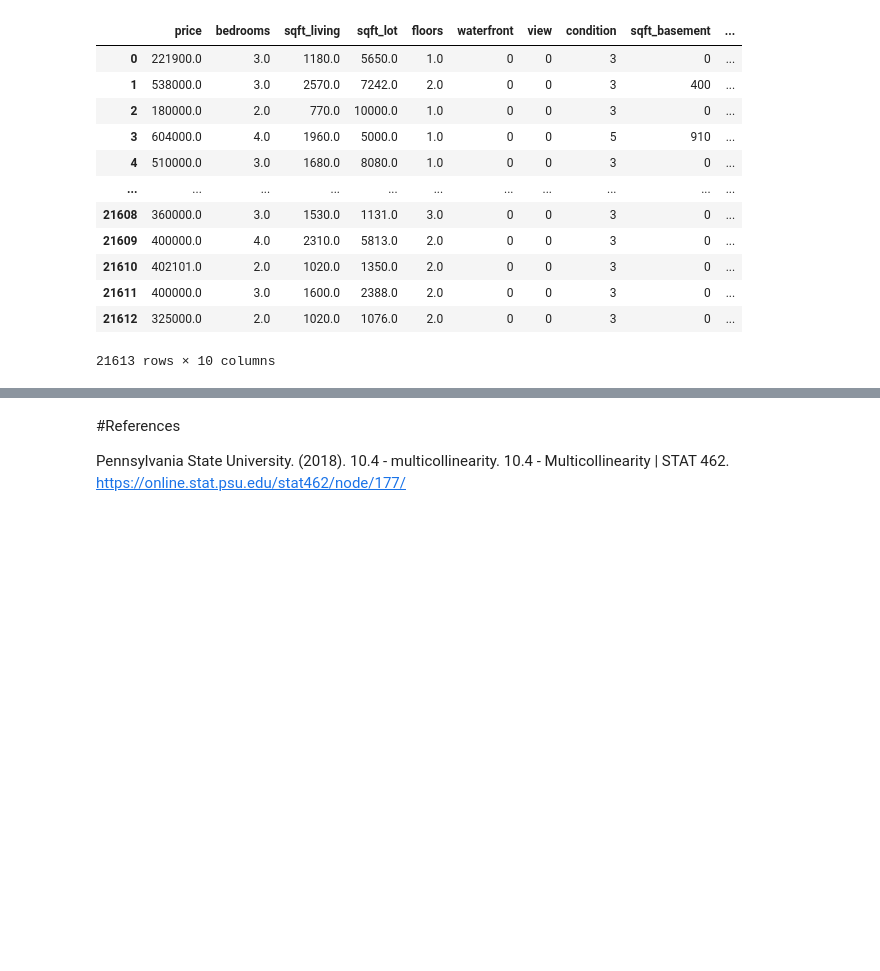
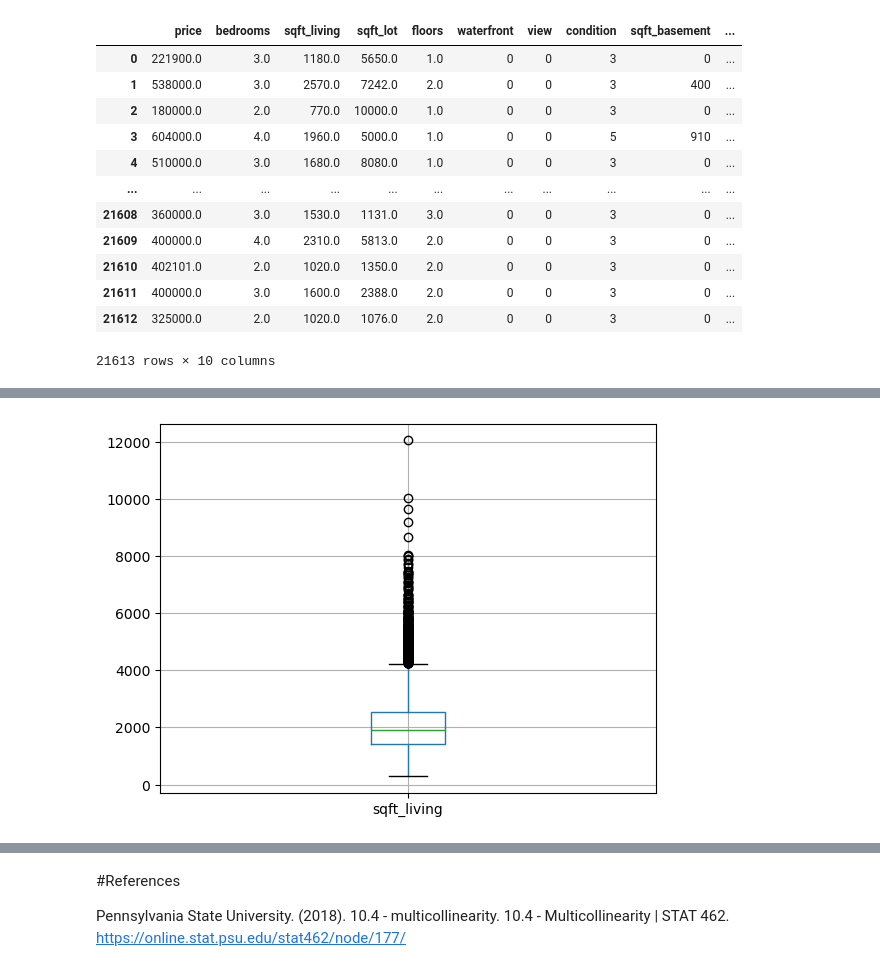
Before and after one commit to celdev-1190/ads500b, a Jupyter notebook: house_sales_regression.ipynb, the cells around one changed output, grey strips where cells are left out. Drawn from its saved outputs; the diff is of its cells as text; code cells hidden in the pictures; blank space fills up the shorter version.

```diff
--- a/house_sales_regression.ipynb
+++ b/house_sales_regression.ipynb
@@ -299,0 +333,4 @@ sales2
+# %%
+boxplot_liv = sales2.boxplot(column=['sqft_living'])
+# %% [output]
+[figure, added]
```
Also changed, not shown: parts of 26 cells of this notebook.
